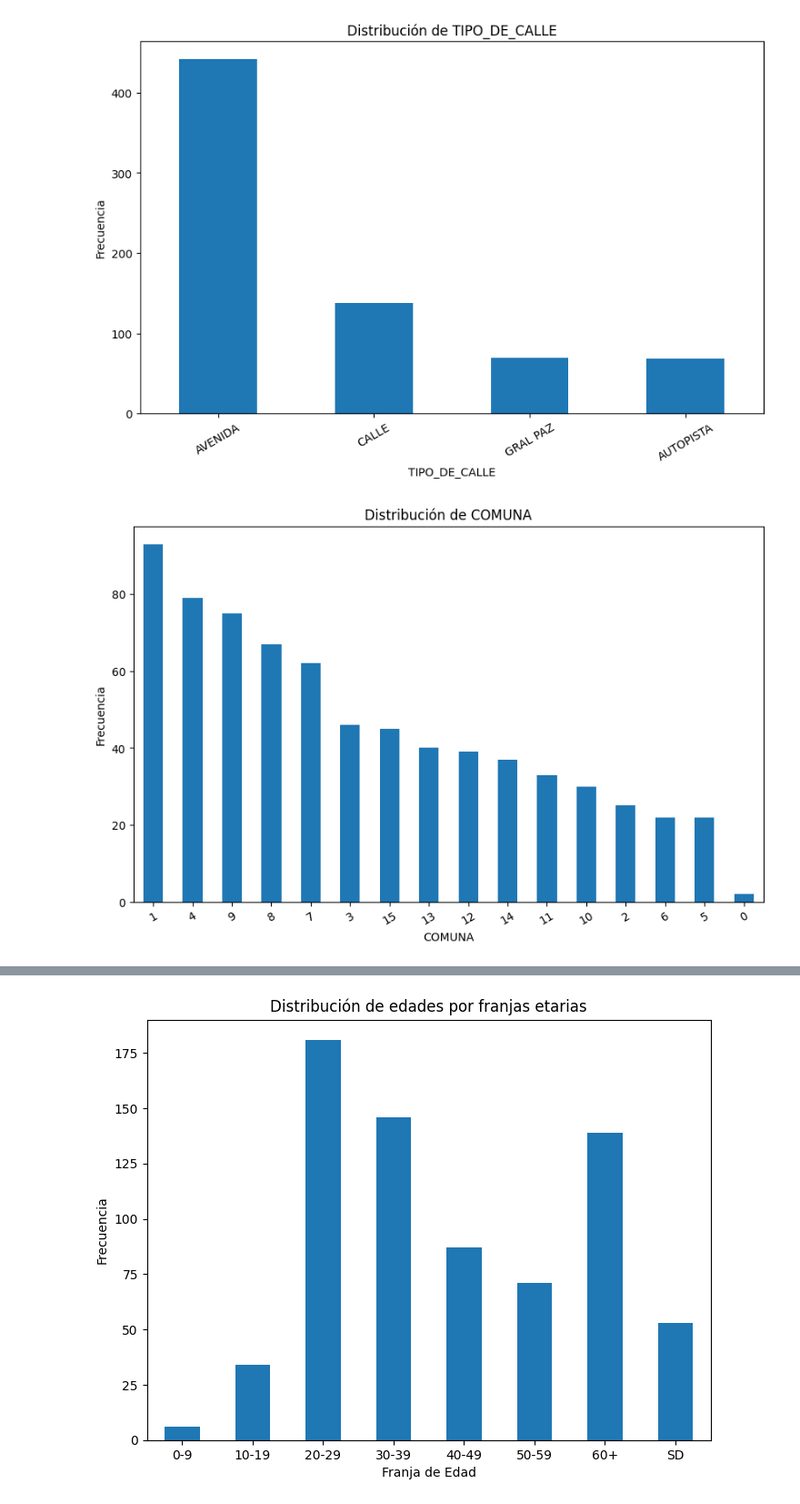
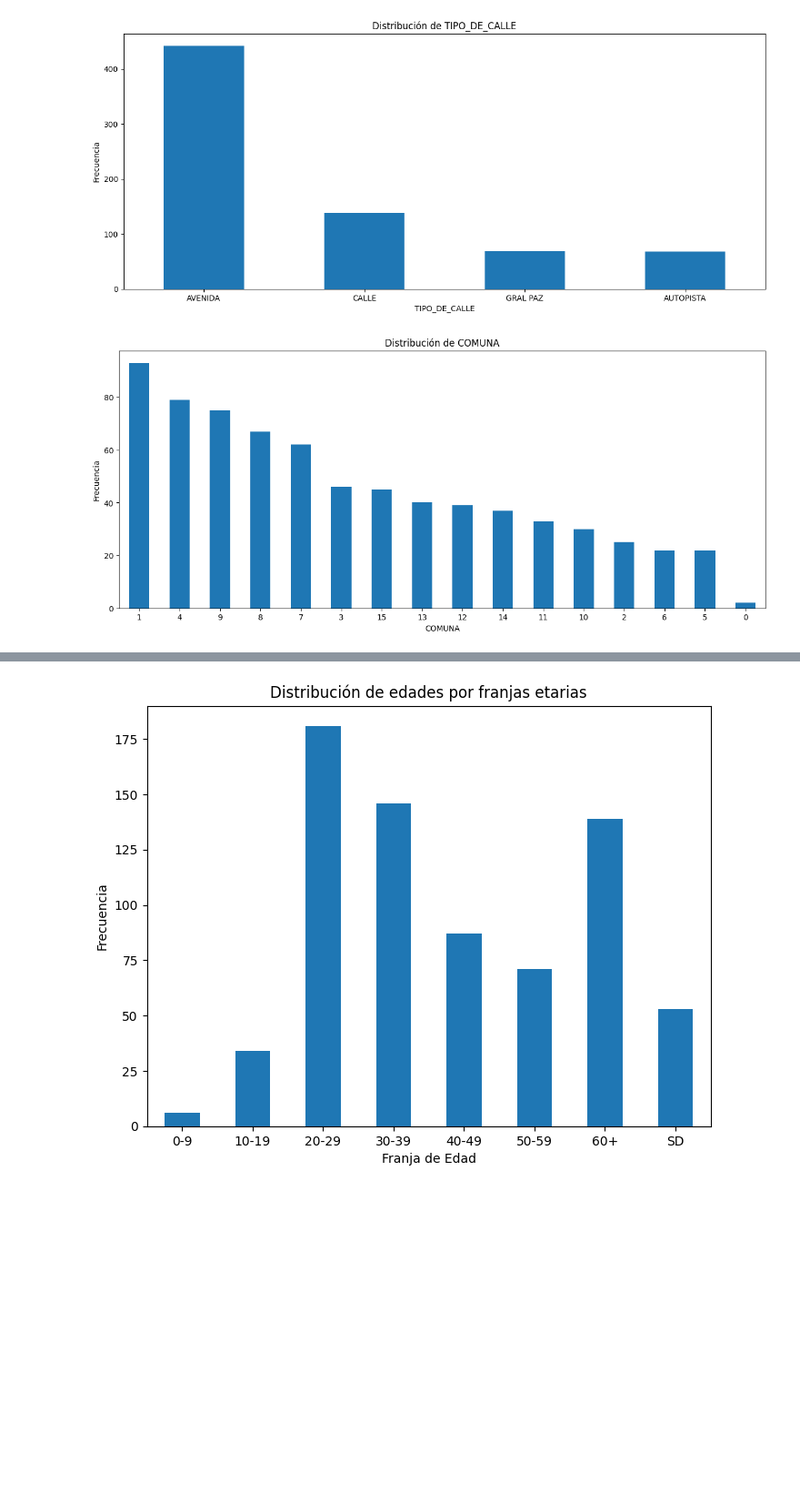
Before and after one commit to Sanosuke298/Siniestros_Viales_Data_Analytics, a Jupyter notebook: EDA.ipynb, the cells around one changed output, grey strips where cells are left out. Shown at 91% size. Saved outputs shown, nothing was run; the diff lists cells and outputs as text; code cells hidden in the pictures; blank space fills up the shorter version.

```diff
--- a/EDA.ipynb
+++ b/EDA.ipynb
@@ -33,25 +40,21 @@ df.head()
 # %%
-import pandas as pd
-import matplotlib.pyplot as plt
-
-# Assuming df is your DataFrame, and you want to visualize the frequency distribution of columns
 columnas = ["TIPO_DE_CALLE", "COMUNA", "ACUSADO", "VICTIMA", "ROL", "SEXO", "DIA", "HH"]
 
 # Loop through the columns and create bar plots
 for col in columnas:
     # Count the frequency of each category in the column
     value_counts = df[col].value_counts()
 
     # Plot the bar chart
-    plt.figure(figsize=(10, 6))  # Adjust the figure size as needed
+    plt.figure(figsize=(15, 6))  # Adjust the figure size as needed
     value_counts.plot(kind='bar', title="Distribución de " + str(col))
 
     # Customize the plot (optional)
     plt.xlabel(col)  # Label the x-axis with the column name
     plt.ylabel("Frecuencia")  # Label the y-axis
-    plt.xticks(rotation=30)  # Rotate x-axis labels for better readability
+    plt.xticks(rotation=0)  # Rotate x-axis labels for better readability
 
     plt.show()
 # %% [output]
-[figure, old version]
+[figure, new version]
-[figure, old version]
+[figure, new version]
```
Also changed, not shown: parts of 27 cells of this notebook, 5 other files.
